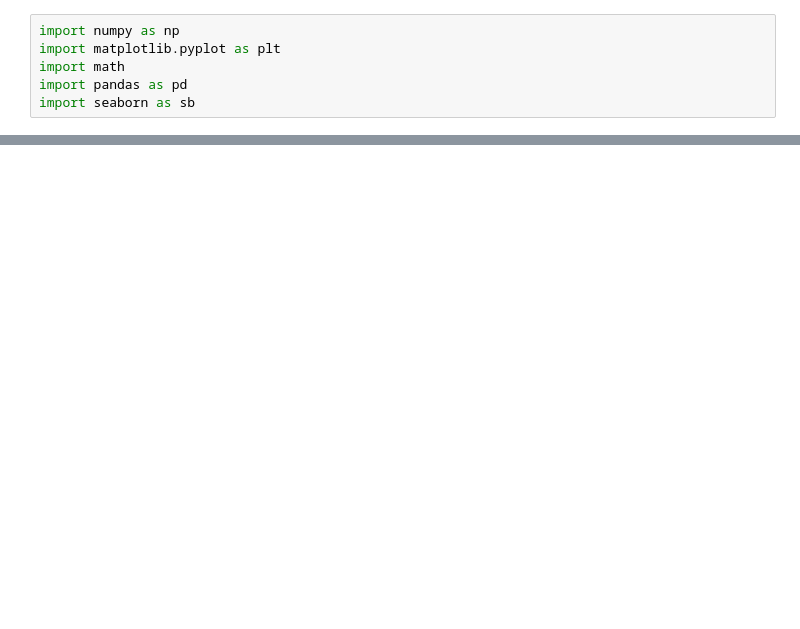
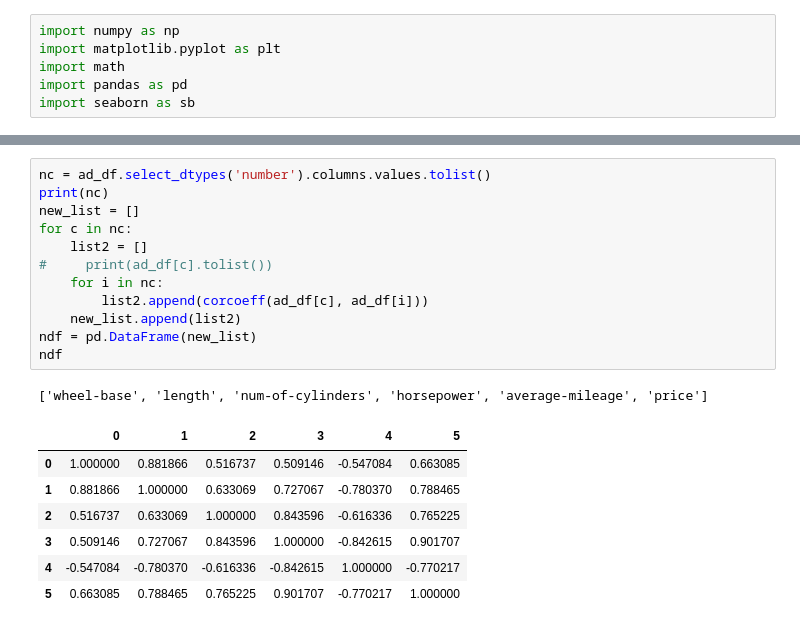
Before and after one commit to Ben-Littell/automobile_data, a Jupyter notebook: automobile-data.ipynb, the cells around one changed output, grey strips where cells are left out. Cells and saved outputs as stored; diff of their text form; blank space fills up the shorter version.

```diff
--- a/automobile-data.ipynb
+++ b/automobile-data.ipynb
@@ -25,0 +97,21 @@ ad_df
+# %%
+nc = ad_df.select_dtypes('number').columns.values.tolist()
+print(nc)
+new_list = []
+for c in nc:
+    list2 = []
+#     print(ad_df[c].tolist())
+    for i in nc:
+        list2.append(corcoeff(ad_df[c], ad_df[i]))
+    new_list.append(list2)
+ndf = pd.DataFrame(new_list)
+ndf
+# %% [output]
+['wheel-base', 'length', 'num-of-cylinders', 'horsepower', 'average-mileage', 'price']
+|  | 0 | 1 | 2 | 3 | 4 | 5 |
+| 0 | 1.000000 | 0.881866 | 0.516737 | 0.509146 | -0.547084 | 0.663085 |
+| 1 | 0.881866 | 1.000000 | 0.633069 | 0.727067 | -0.780370 | 0.788465 |
+| 2 | 0.516737 | 0.633069 | 1.000000 | 0.843596 | -0.616336 | 0.765225 |
+| 3 | 0.509146 | 0.727067 | 0.843596 | 1.000000 | -0.842615 | 0.901707 |
+| 4 | -0.547084 | -0.780370 | -0.616336 | -0.842615 | 1.000000 | -0.770217 |
+| 5 | 0.663085 | 0.788465 | 0.765225 | 0.901707 | -0.770217 | 1.000000 |
```
Also changed, not shown: parts of 8 cells of this notebook.
